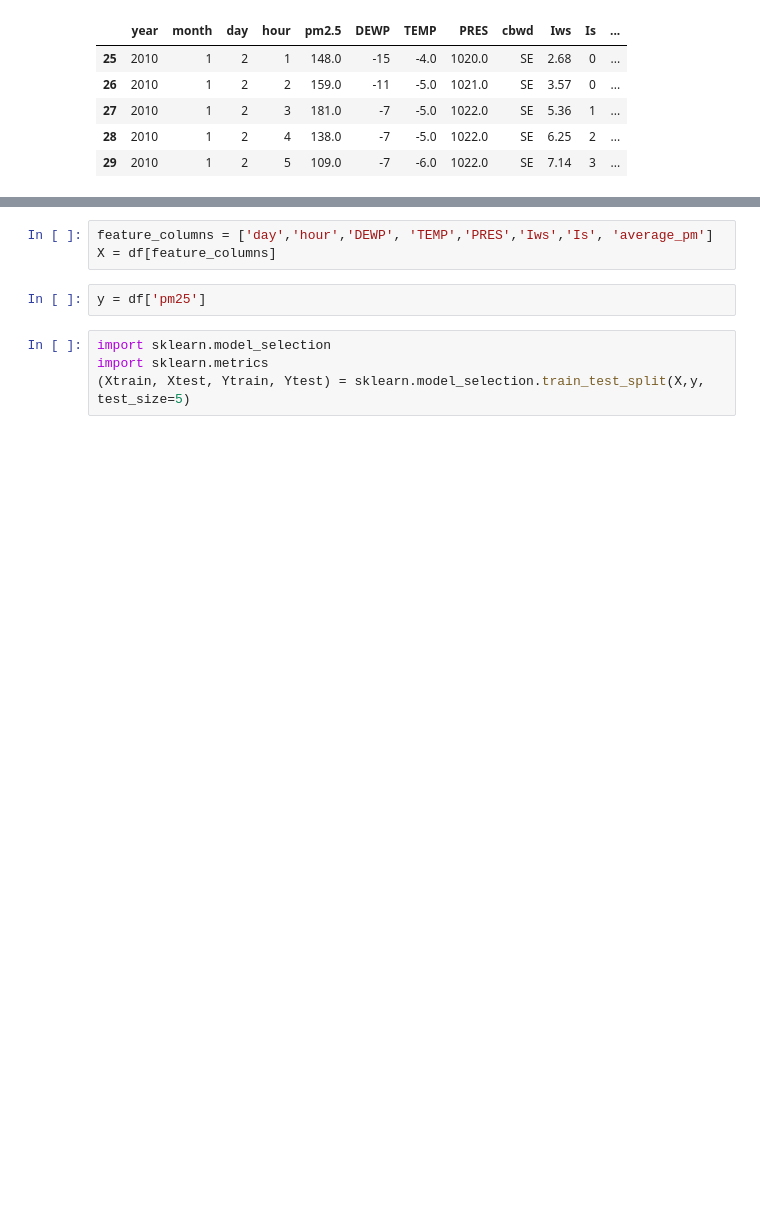
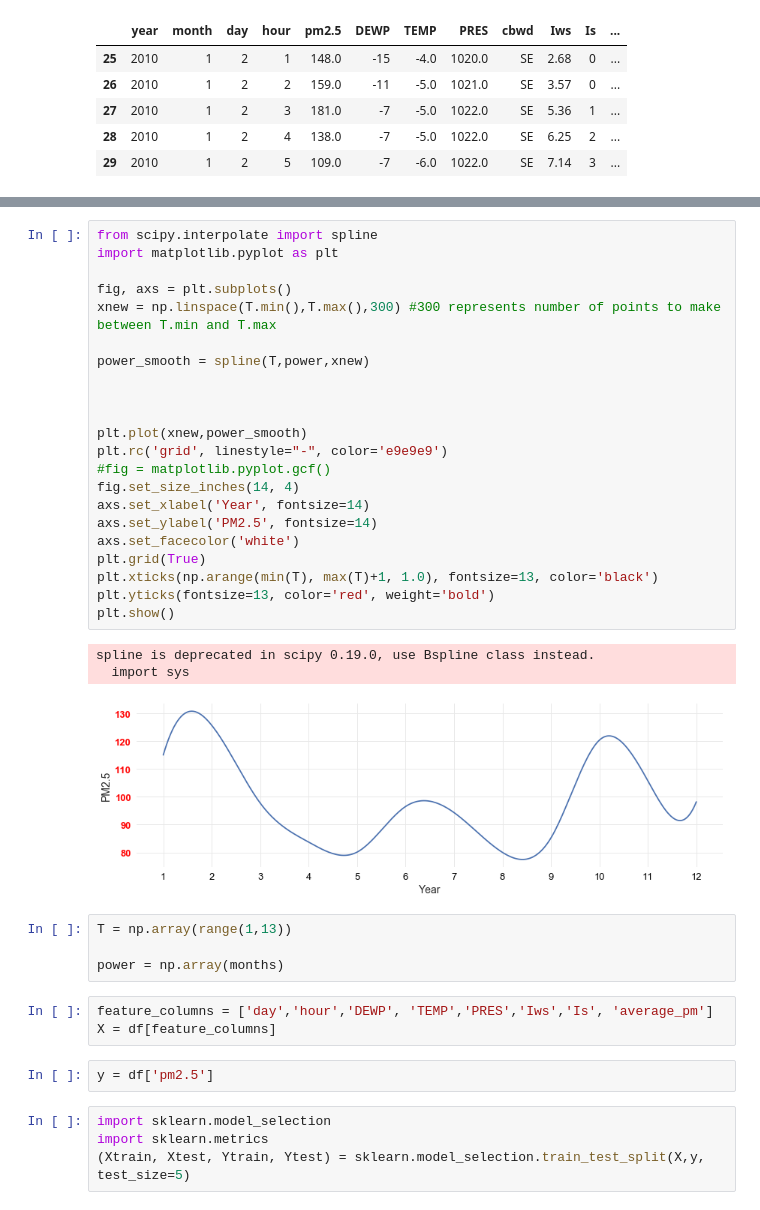
Before and after one commit to jonworkman88/dat11syd, a Jupyter notebook: project/project_3.ipynb, the cells around one changed output, grey strips where cells are left out. Cells and saved outputs as stored; diff of their text form; blank space fills up the shorter version.

```diff
--- a/project/project_3.ipynb
+++ b/project/project_3.ipynb
@@ -49,8 +103,38 @@ df.head()
+# %%
+from scipy.interpolate import spline
+import matplotlib.pyplot as plt
+
+fig, axs = plt.subplots()
+xnew = np.linspace(T.min(),T.max(),300) #300 represents number of points to make between T.min and T.max
+
+power_smooth = spline(T,power,xnew)
+
+
+
+plt.plot(xnew,power_smooth)
+plt.rc('grid', linestyle="-", color='e9e9e9')
+#fig = matplotlib.pyplot.gcf()
+fig.set_size_inches(14, 4)
+axs.set_xlabel('Year', fontsize=14)
+axs.set_ylabel('PM2.5', fontsize=14)
+axs.set_facecolor('white')
+plt.grid(True)
+plt.xticks(np.arange(min(T), max(T)+1, 1.0), fontsize=13, color='black')
+plt.yticks(fontsize=13, color='red', weight='bold')
+plt.show()
+# %% [output]
+spline is deprecated in scipy 0.19.0, use Bspline class instead.
+  import sys
+[figure, added]
+# %%
+T = np.array(range(1,13))
+
+power = np.array(months)
 # %%
 feature_columns = ['day','hour','DEWP', 'TEMP','PRES','Iws','Is', 'average_pm']
 X = df[feature_columns]
 # %%
-y = df['pm25']
+y = df['pm2.5']
 # %%
 import sklearn.model_selection
 import sklearn.metrics
```
Also changed, not shown: parts of 40 cells of this notebook, 5 other files.
